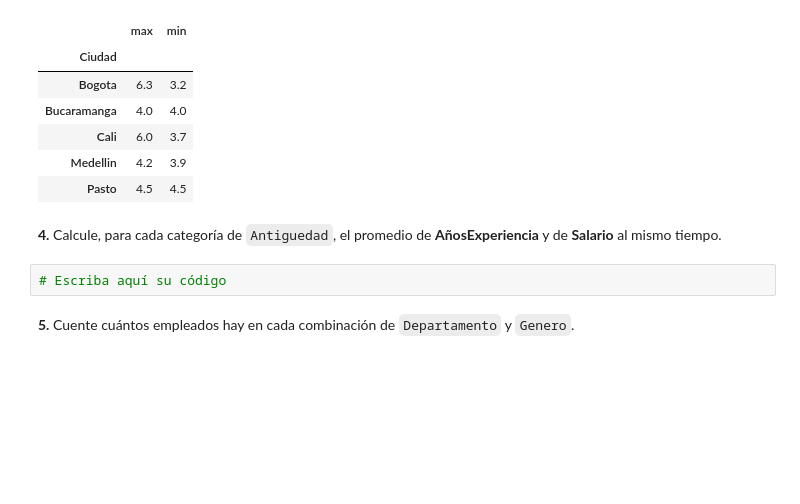
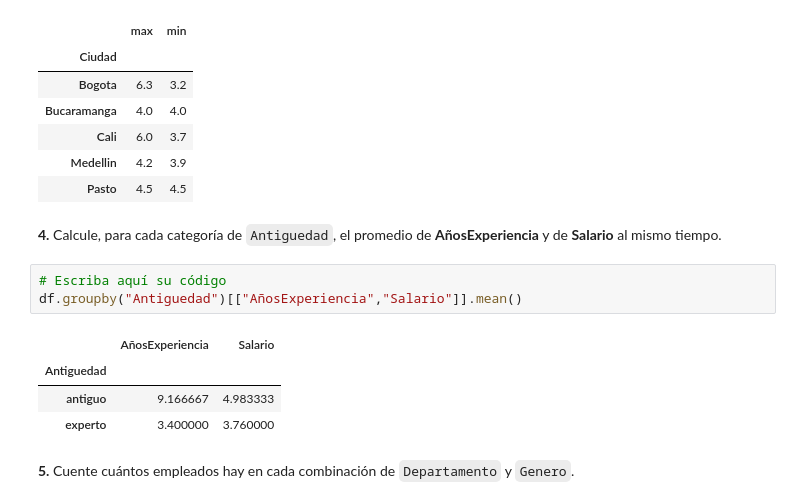
Before and after one commit to Nicolas-1212/aprendiendo-github, a Jupyter notebook: Taller_Preparcial_Seccion3_Pandas.ipynb, the cells around one changed output. Drawn from its saved outputs; the diff is of its cells as text; blank space fills up the shorter version.

Commit message:
subseccion 3 - punto 4: promedio de años de experiencia y salario en la categoria de antiguedad

```diff
--- a/Taller_Preparcial_Seccion3_Pandas.ipynb
+++ b/Taller_Preparcial_Seccion3_Pandas.ipynb
@@ -360,6 +360,12 @@ df.groupby('Ciudad')['Salario'].agg(['max', 'min'])
 **4.** Calcule, para cada categoría de `Antiguedad`, el promedio de **AñosExperiencia** y de **Salario** al mismo tiempo.
 # %%
 # Escriba aquí su código
+df.groupby("Antiguedad")[["AñosExperiencia","Salario"]].mean()
+# %% [output]
+|  | AñosExperiencia | Salario |
+| Antiguedad |  |  |
+| antiguo | 9.166667 | 4.983333 |
+| experto | 3.400000 | 3.760000 |
 # %% [markdown]
 **5.** Cuente cuántos empleados hay en cada combinación de `Departamento` y `Genero`.
 # %%
```
